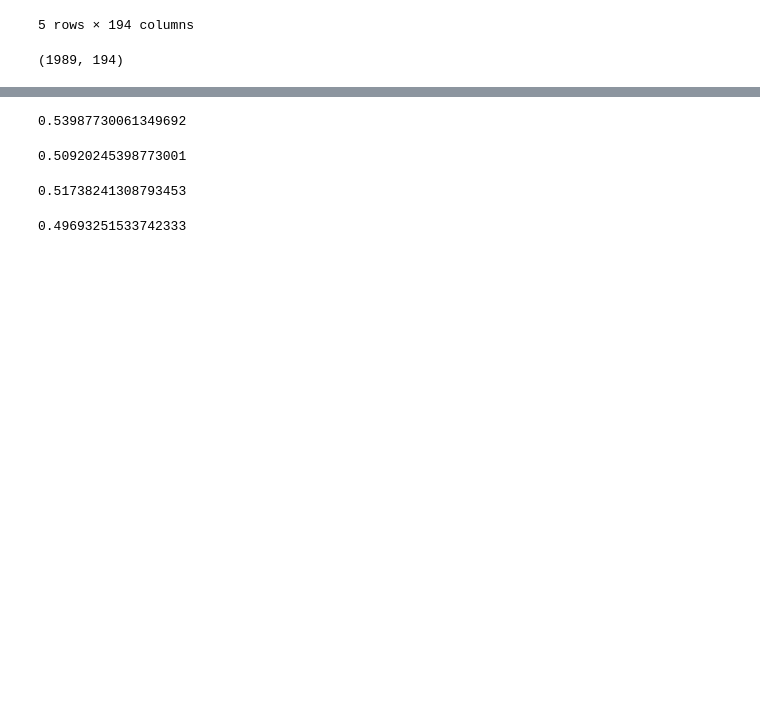
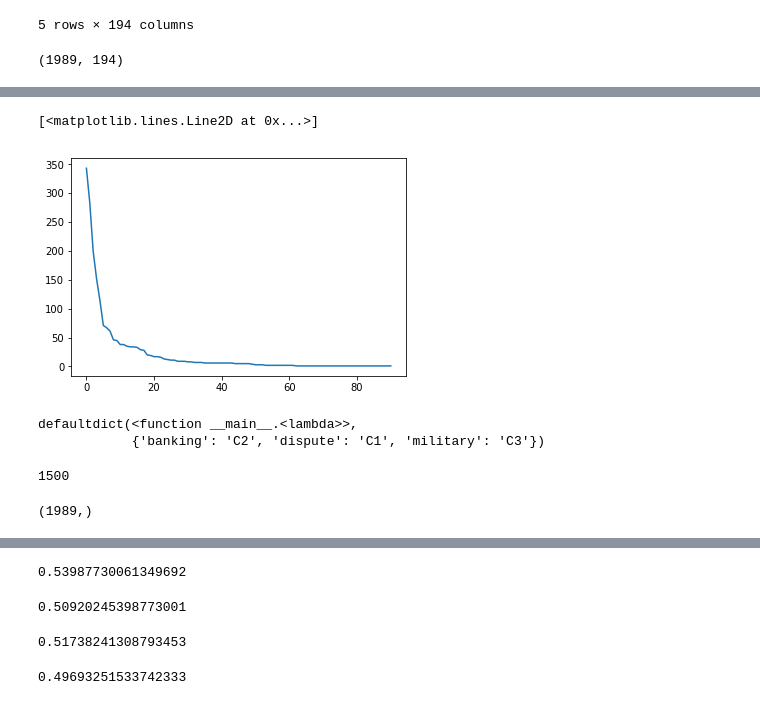
Before and after one commit to bg453cornell/ORIE-4740-NLP-ML, a Jupyter notebook: ORIE 4740 Code.ipynb, the cells around one changed output, grey strips where cells are left out. Cells and saved outputs as stored; diff of their text form; code cells hidden in the pictures; blank space fills up the shorter version.

```diff
--- a/ORIE 4740 Code.ipynb
+++ b/ORIE 4740 Code.ipynb
@@ -368,0 +507,2 @@ df_empath.shape
+# %%
+daily_category = df_empath.idxmax(axis=1)
@@ -368,0 +523,5 @@ df_empath.shape
+# %%
+plt.plot(daily_category.value_counts().values)
+# %% [output]
+[<matplotlib.lines.Line2D at 0x...>]
+[figure, added]
@@ -368,0 +533,13 @@ df_empath.shape
+# %%
+cat_to_color
+# %% [output]
+defaultdict(<function __main__.<lambda>>,
+            {'banking': 'C2', 'dispute': 'C1', 'military': 'C3'})
+# %%
+projected_docs.shape[0]
+# %% [output]
+1500
+# %%
+daily_category.shape
+# %% [output]
+(1989,)
```
Also changed, not shown: parts of 37 cells of this notebook.
